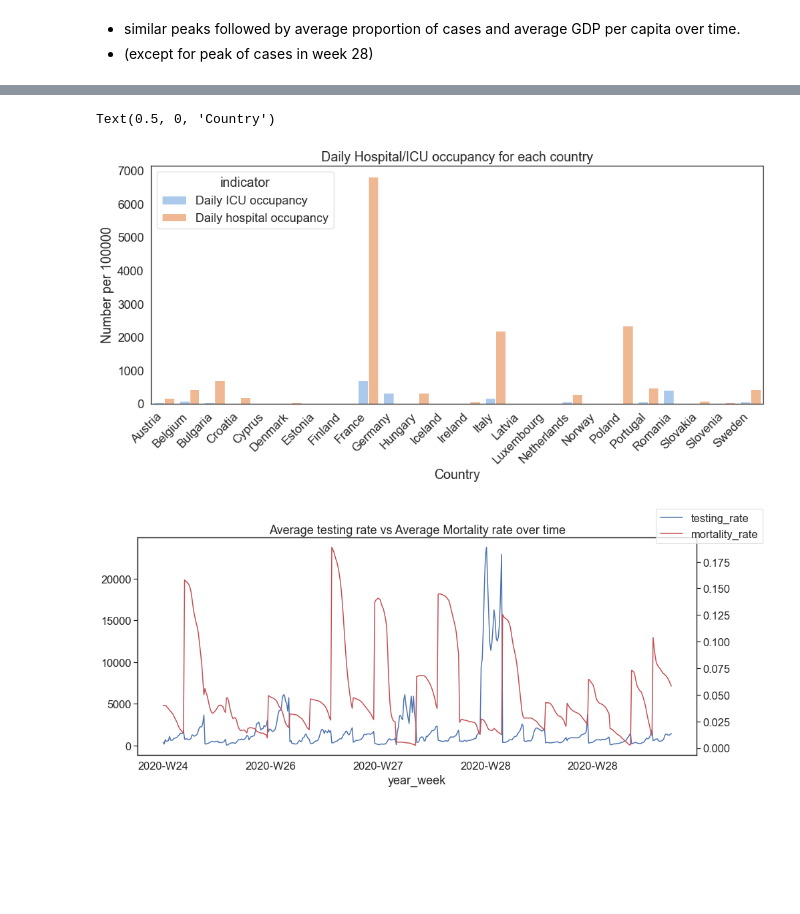
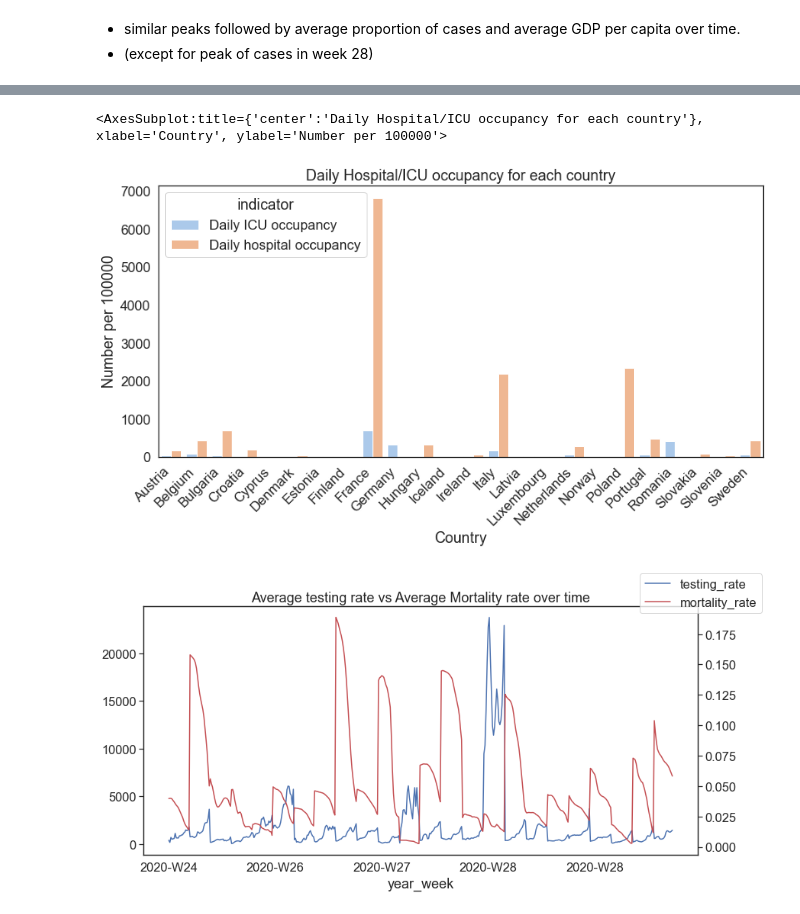
Before and after one commit to aswarth123/Hacklytics2021, a Jupyter notebook: Visualizing effect of European country response measures on COVID-19.ipynb, the cells around one changed output, grey strips where cells are left out. Saved outputs shown, nothing was run; the diff lists cells and outputs as text; code cells hidden in the pictures; blank space fills up the shorter version.

```diff
--- a/Visualizing effect of European country response measures on COVID-19.ipynb
+++ b/Visualizing effect of European country response measures on COVID-19.ipynb
@@ -4,7 +4,7 @@ import pandas as pd
 import seaborn as sns
 import matplotlib.pyplot as plt
 
-plt.rcParams['figure.figsize'] = (15, 6)
+plt.rcParams['figure.figsize'] = (13, 6)
 sns.set(font_scale=1.5, style="white")
 # %%
 df = pd.read_csv('finaldata1.csv', parse_dates = ['date'])
@@ -234,12 +212,13 @@ by_indicator
 # %%
 ax = sns.barplot(x = 'country', y = 'value', hue = 'indicator', data = by_indicator, palette = 'pastel')
 plt.xticks(rotation = 45, horizontalalignment = 'right')
 ax.set_title("Daily Hospital/ICU occupancy for each country")
 ax.set_ylabel("Number per 100000")
 ax.set_xlabel("Country")
+ax
 # %% [output]
-Text(0.5, 0, 'Country')
+<AxesSubplot:title={'center':'Daily Hospital/ICU occupancy for each country'}, xlabel='Country', ylabel='Number per 100000'>
-[figure, old version]
+[figure, new version]
 # %%
 ax = by_time.plot(x="year_week", y="testing_rate", legend=False)
 ax2 = ax.twinx()
@@ -248,7 +227,7 @@ ax.figure.legend()
 ax.set_title("Average testing rate vs Average Mortality rate over time")
 plt.show()
 # %% [output]
-[figure, old version]
+[figure, new version]
 # %%
 ax = by_country.plot(x="country", y="mortality_rate", kind = 'bar', legend=False, color = 'lightgrey')
 ax2 = ax.twinx()
```
Also changed, not shown: parts of 14 cells of this notebook.
